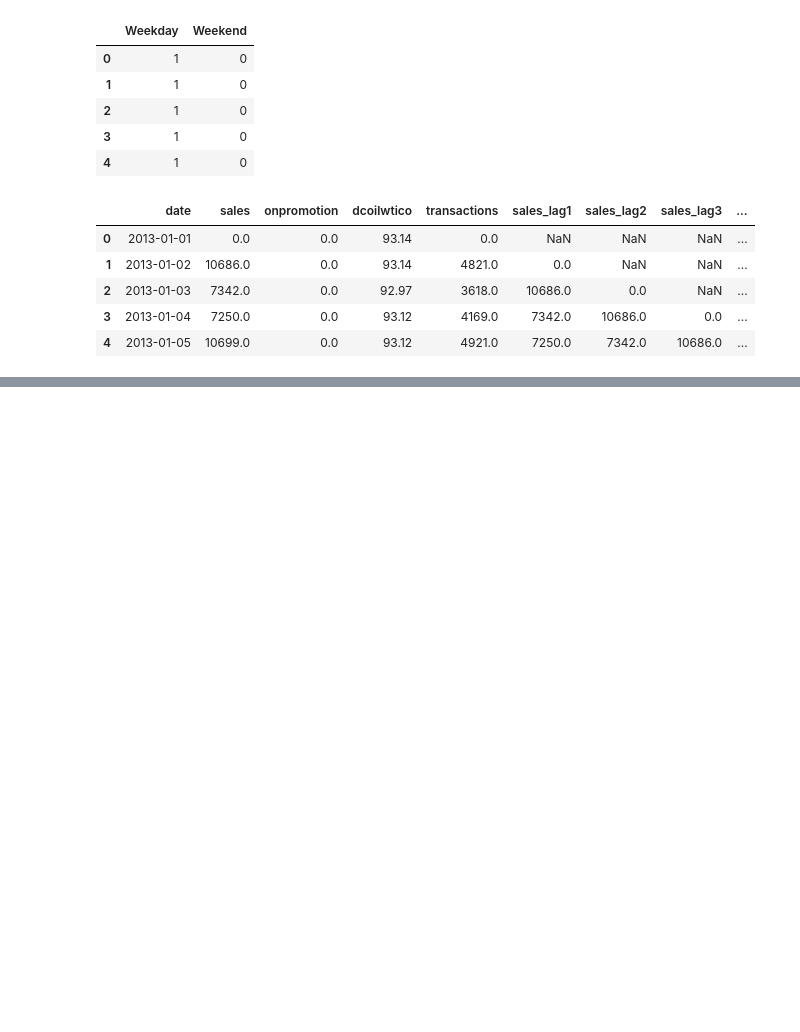
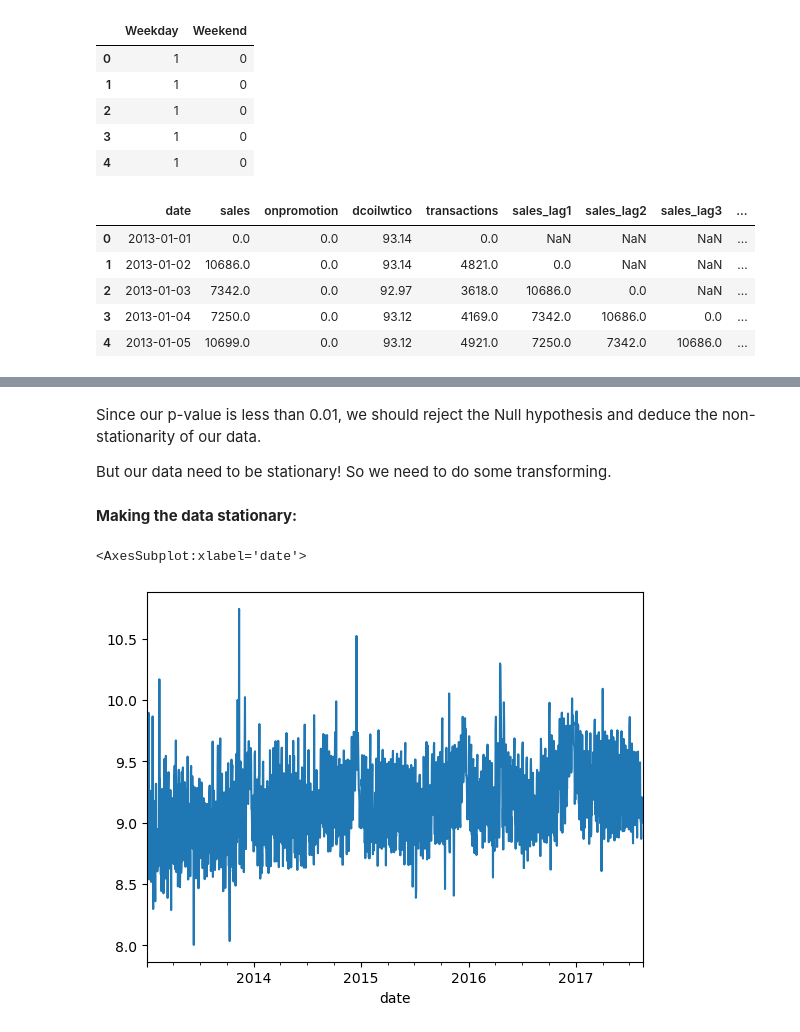
Before and after one commit to zxie9/Capstone-Project-Two, a Jupyter notebook: Notebooks/4. Pre-Processing and ARIMA Model.ipynb, the cells around one changed output, grey strips where cells are left out. Cells and saved outputs as stored; diff of their text form; code cells hidden in the pictures; blank space fills up the shorter version.

```diff
--- a/Notebooks/4. Pre-Processing and ARIMA Model.ipynb
+++ b/Notebooks/4. Pre-Processing and ARIMA Model.ipynb
@@ -175,0 +199,14 @@ We can choose 1, 6, and 7 days in the past.
+# %% [markdown]
+Since our p-value is less than 0.01, we should reject the Null hypothesis and deduce the non-stationarity of our data.
+
+But our data need to be stationary! So we need to do some transforming.
+# %% [markdown]
+**Making the data stationary:**
+# %%
+# Declare a variable called y_log
+y_log = np.log(y)
+# %%
+y_log.plot()
+# %% [output]
+<AxesSubplot:xlabel='date'>
+[figure, added]
```
Also changed, not shown: parts of 56 cells of this notebook.
